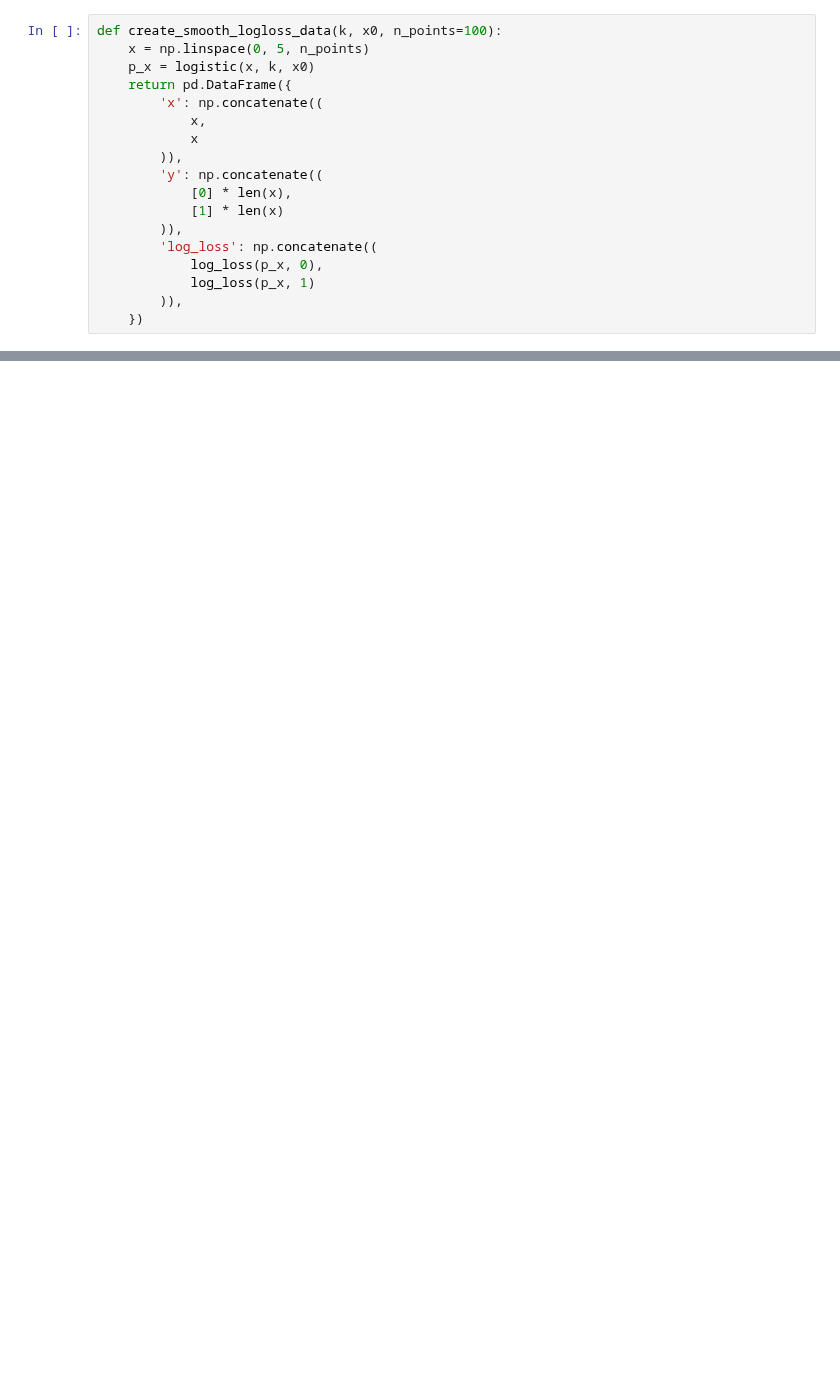
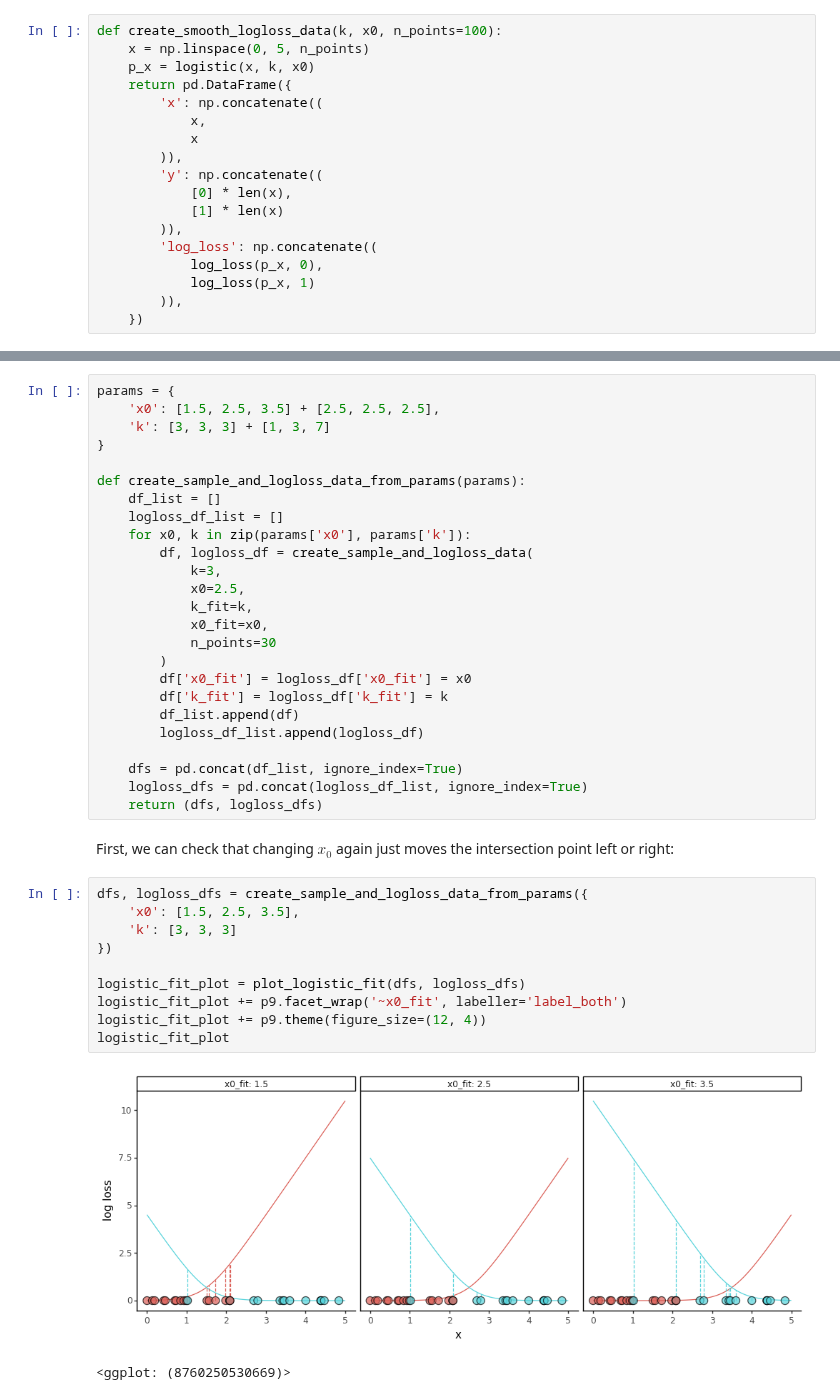
Before and after one commit to igor-sb/blog, a Jupyter notebook: notebooks/logistic_regression.ipynb, the cells around one changed output, grey strips where cells are left out. Cells and saved outputs as stored; diff of their text form; blank space fills up the shorter version.

```diff
--- a/notebooks/logistic_regression.ipynb
+++ b/notebooks/logistic_regression.ipynb
@@ -378,0 +203,40 @@ Total log-loss:  5.977928116822993
+# %%
+params = {
+    'x0': [1.5, 2.5, 3.5] + [2.5, 2.5, 2.5],
+    'k': [3, 3, 3] + [1, 3, 7]
+}
+
+def create_sample_and_logloss_data_from_params(params):
+    df_list = []
+    logloss_df_list = []
+    for x0, k in zip(params['x0'], params['k']):
+        df, logloss_df = create_sample_and_logloss_data(
+            k=3,
+            x0=2.5,
+            k_fit=k,
+            x0_fit=x0,
+            n_points=30
+        )
+        df['x0_fit'] = logloss_df['x0_fit'] = x0
+        df['k_fit'] = logloss_df['k_fit'] = k
+        df_list.append(df)
+        logloss_df_list.append(logloss_df)
+
+    dfs = pd.concat(df_list, ignore_index=True)
+    logloss_dfs = pd.concat(logloss_df_list, ignore_index=True)
+    return (dfs, logloss_dfs)
+# %% [markdown]
+First, we can check that changing $x_0$ again just moves the intersection point left or right:
+# %%
+dfs, logloss_dfs = create_sample_and_logloss_data_from_params({
+    'x0': [1.5, 2.5, 3.5],
+    'k': [3, 3, 3]
+})
+
+logistic_fit_plot = plot_logistic_fit(dfs, logloss_dfs)
+logistic_fit_plot += p9.facet_wrap('~x0_fit', labeller='label_both')
+logistic_fit_plot += p9.theme(figure_size=(12, 4))
+logistic_fit_plot
+# %% [output]
+[figure, added]
+<ggplot: (8760250530669)>
```
Also changed, not shown: parts of 24 cells of this notebook.
